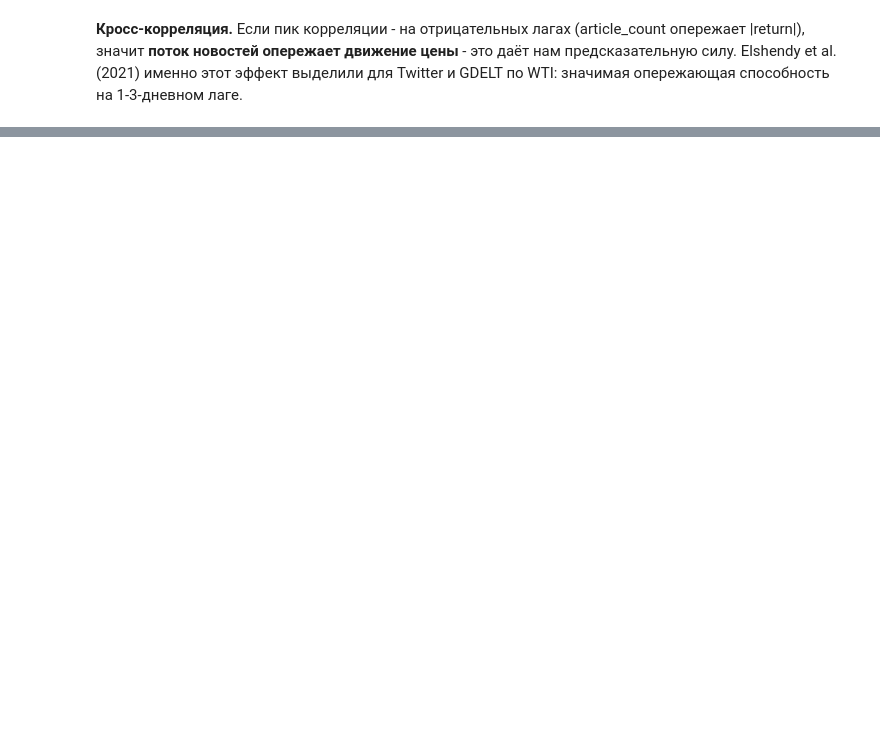
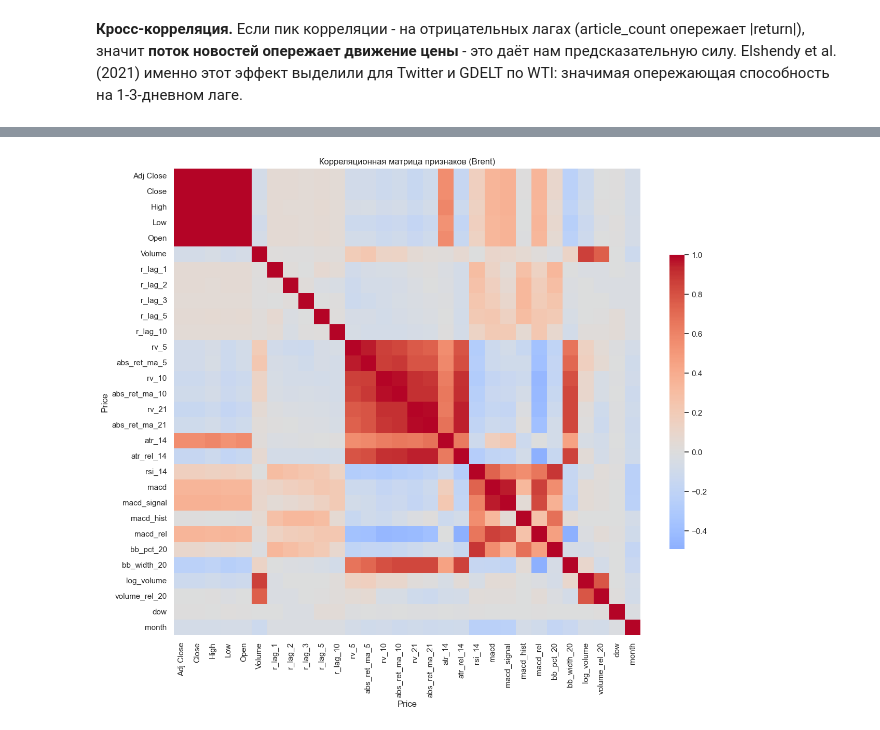
Before and after one commit to u1d51c/price-prediction, a Jupyter notebook: notebooks/EDA.ipynb, the cells around one changed output, grey strips where cells are left out. Saved outputs shown, nothing was run; the diff lists cells and outputs as text; code cells hidden in the pictures; blank space fills up the shorter version.

```diff
--- a/notebooks/EDA.ipynb
+++ b/notebooks/EDA.ipynb
@@ -629,0 +642,13 @@ if joined:
+# %%
+from src.features.technical import build_price_features
+
+# Полный набор признаков + таргет для Brent (репрезентативный актив)
+_lab = build_target_frame(
+    prices["brent"],
+    horizon=target_cfg["horizon_days"],
+    flat_threshold_sigma=target_cfg["flat_threshold_sigma"],
+)
+feat_df = build_price_features(_lab)
+
+# describe по ВСЕМ признакам, включая категориальные (include='all')
+feat_df.describe(include="all").T
@@ -629,0 +674,13 @@ if joined:
+# %%
+# Корреляционная матрица числовых признаков
+num = feat_df.select_dtypes("number").drop(
+    columns=[c for c in ("future_return", "log_return_t", "pct_return_t") if c in feat_df.columns]
+)
+corr = num.corr()
+fig, ax = plt.subplots(figsize=(13, 11))
+sns.heatmap(corr, cmap="coolwarm", center=0, square=True,
+            cbar_kws={"shrink": 0.6}, ax=ax)
+ax.set_title("Корреляционная матрица признаков (Brent)")
+plt.tight_layout(); plt.show()
+# %% [output]
+[figure, added]
```
Also changed, not shown: parts of 23 cells of this notebook, 28 other files.
